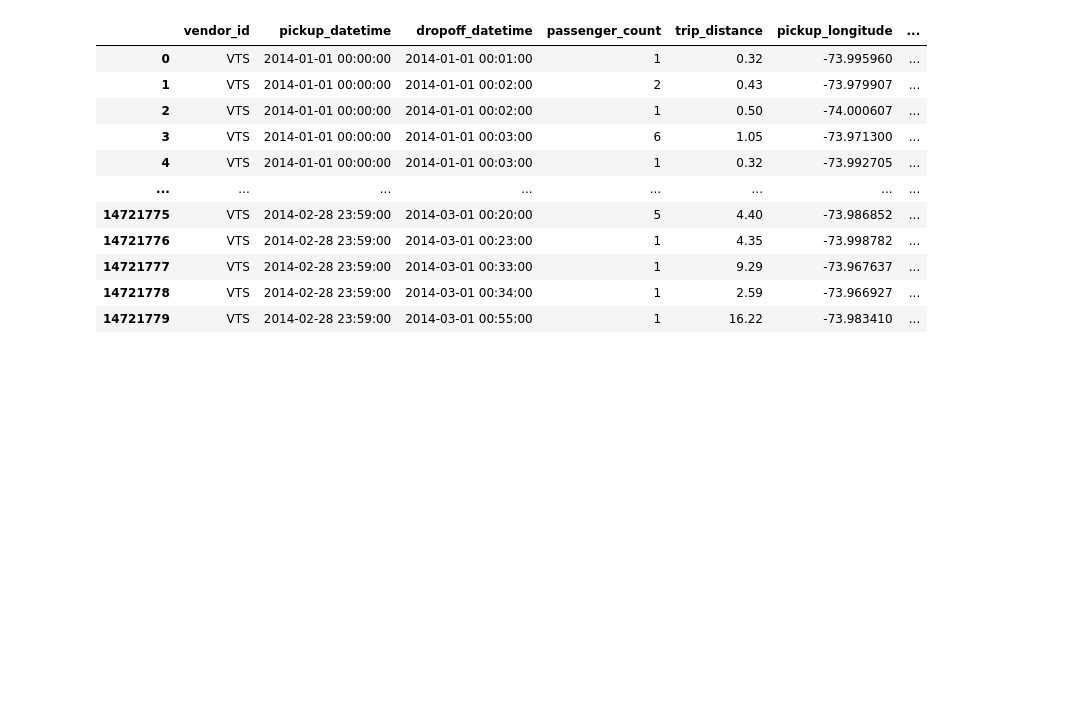
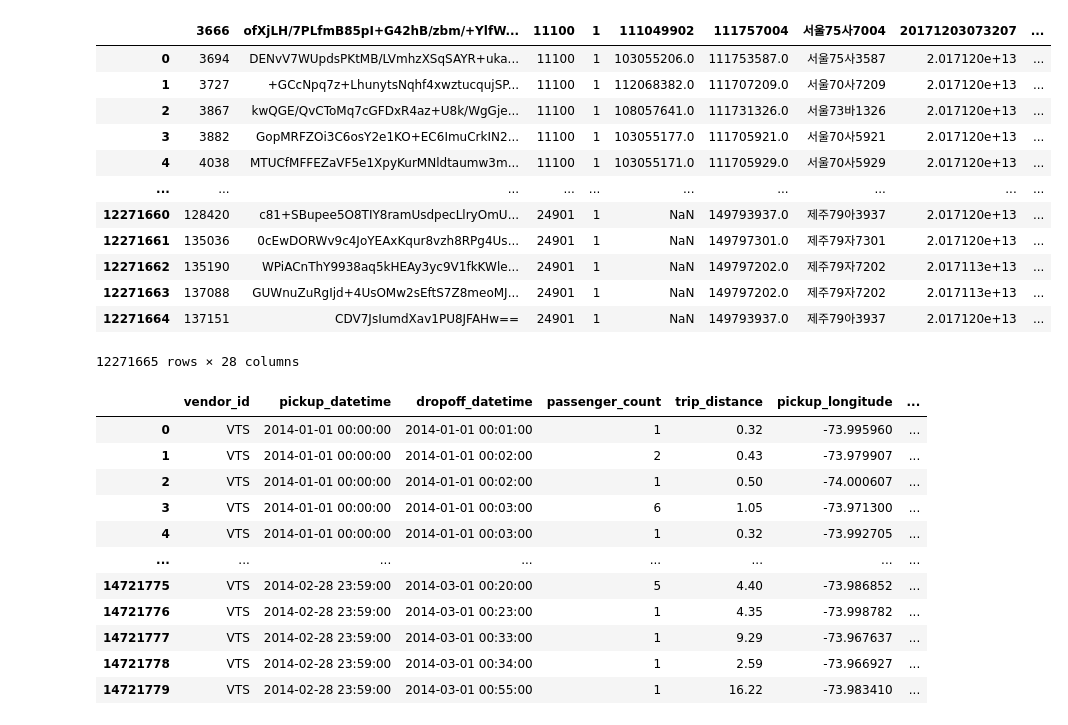
Before and after one commit to JunJun0411/ReinforcementLearning_DynamicPricing, a Jupyter notebook: PickupDropoff.ipynb, the cells around one changed output. Drawn from its saved outputs; the diff is of its cells as text; code cells hidden in the pictures; blank space fills up the shorter version.

```diff
--- a/PickupDropoff.ipynb
+++ b/PickupDropoff.ipynb
@@ -1,3 +1,24 @@
+# %%
+import pandas as pd
+import numpy as np
+import pickle as pkl
+
+carddata = pd.read_csv("./Data/20171203_08/TCD_08_20171203.csv")
+carddata
+# %% [output]
+|  | 3666 | ofXjLH/7PLfmB85pI+G42hB/zbm/+YlfW... | 11100 | 1 | 111049902 | 111757004 | 서울75사7004 | 20171203073207 | ... |
+| 0 | 3694 | DENvV7WUpdsPKtMB/LVmhzXSqSAYR+uka... | 11100 | 1 | 103055206.0 | 111753587.0 | 서울75사3587 | 2.017120e+13 | ... |
+| 1 | 3727 | +GCcNpq7z+LhunytsNqhf4xwztucqujSP... | 11100 | 1 | 112068382.0 | 111707209.0 | 서울70사7209 | 2.017120e+13 | ... |
+| 2 | 3867 | kwQGE/QvCToMq7cGFDxR4az+U8k/WgGje... | 11100 | 1 | 108057641.0 | 111731326.0 | 서울73바1326 | 2.017120e+13 | ... |
+| 3 | 3882 | GopMRFZOi3C6osY2e1KO+EC6ImuCrkIN2... | 11100 | 1 | 103055177.0 | 111705921.0 | 서울70사5921 | 2.017120e+13 | ... |
+| 4 | 4038 | MTUCfMFFEZaVF5e1XpyKurMNldtaumw3m... | 11100 | 1 | 103055171.0 | 111705929.0 | 서울70사5929 | 2.017120e+13 | ... |
+| ... | ... | ... | ... | ... | ... | ... | ... | ... | ... |
+| 12271660 | 128420 | c81+SBupee5O8TIY8ramUsdpecLlryOmU... | 24901 | 1 | NaN | 149793937.0 | 제주79아3937 | 2.017120e+13 | ... |
+| 12271661 | 135036 | 0cEwDORWv9c4JoYEAxKqur8vzh8RPg4Us... | 24901 | 1 | NaN | 149797301.0 | 제주79자7301 | 2.017120e+13 | ... |
+| 12271662 | 135190 | WPiACnThY9938aq5kHEAy3yc9V1fkKWle... | 24901 | 1 | NaN | 149797202.0 | 제주79자7202 | 2.017113e+13 | ... |
+| 12271663 | 137088 | GUWnuZuRgIjd+4UsOMw2sEftS7Z8meoMJ... | 24901 | 1 | NaN | 149797202.0 | 제주79자7202 | 2.017113e+13 | ... |
+| 12271664 | 137151 | CDV7JsIumdXav1PU8JFAHw== | 24901 | 1 | NaN | 149793937.0 | 제주79아3937 | 2.017120e+13 | ... |
+12271665 rows × 28 columns
 # %%
 import pandas as pd
 import numpy as np
```
